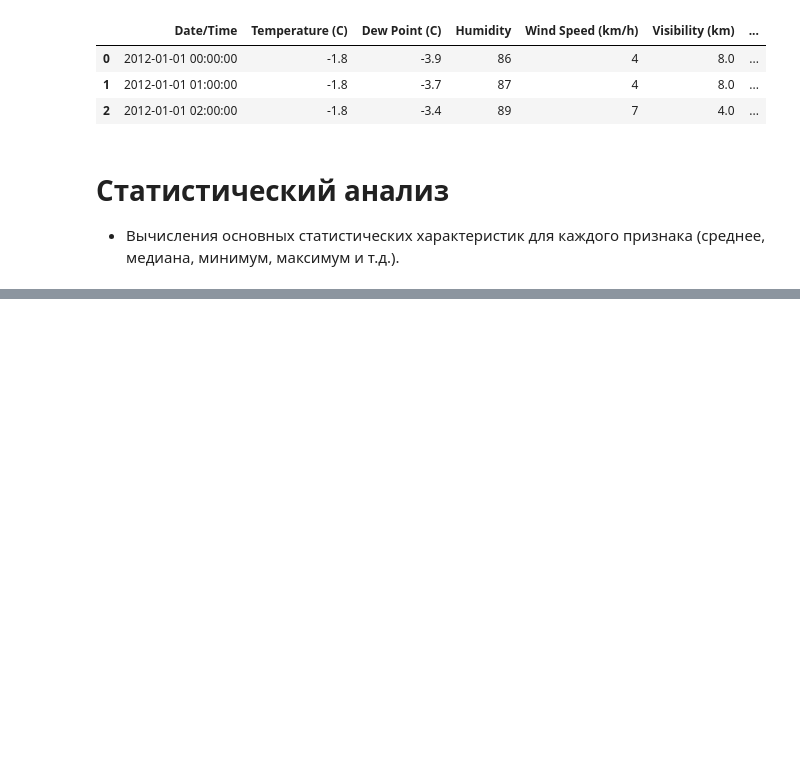
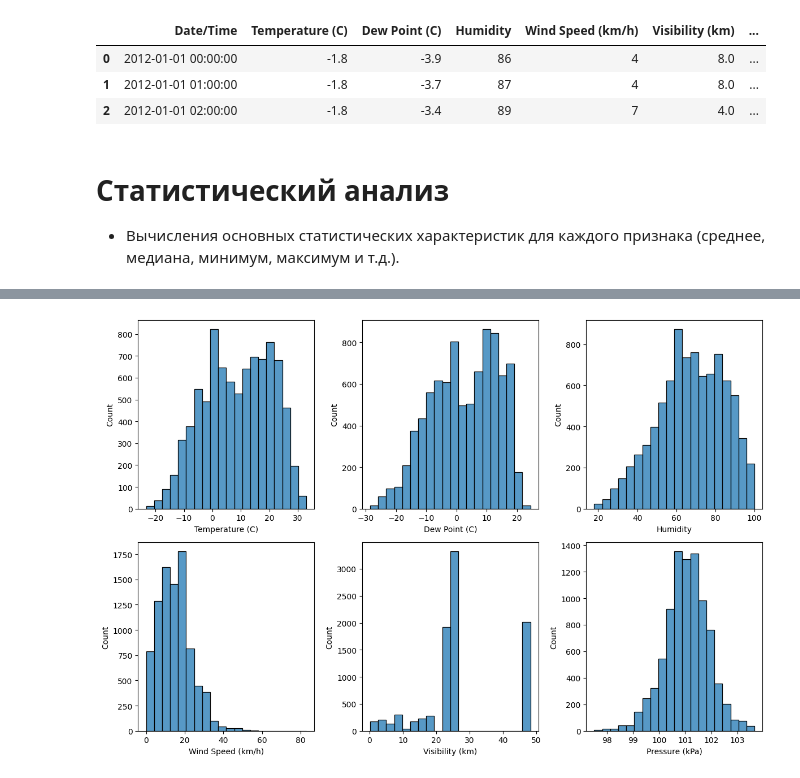
Before and after one commit to kateriina-77/python_project, a Jupyter notebook: weather_ml.ipynb, the cells around one changed output, grey strips where cells are left out. Cells and saved outputs as stored; diff of their text form; code cells hidden in the pictures; blank space fills up the shorter version.

```diff
--- a/weather_ml.ipynb
+++ b/weather_ml.ipynb
@@ -82,0 +92,14 @@ data.describe()
+# %%
+fig, axs = plt.subplots(2, 3, figsize=(12, 8))
+
+sns.histplot(data['Temperature (C)'], bins=20, ax=axs[0, 0])
+sns.histplot(data['Dew Point (C)'], bins=20, ax=axs[0, 1])
+sns.histplot(data['Humidity'], bins=20, ax=axs[0, 2])
+sns.histplot(data['Wind Speed (km/h)'], bins=20, ax=axs[1, 0])
+sns.histplot(data['Visibility (km)'], bins=20, ax=axs[1, 1])
+sns.histplot(data['Pressure (kPa)'], bins=20, ax=axs[1, 2])
+
+plt.tight_layout()
+plt.show()
+# %% [output]
+[figure, added]
```
Also changed, not shown: parts of 8 cells of this notebook.
